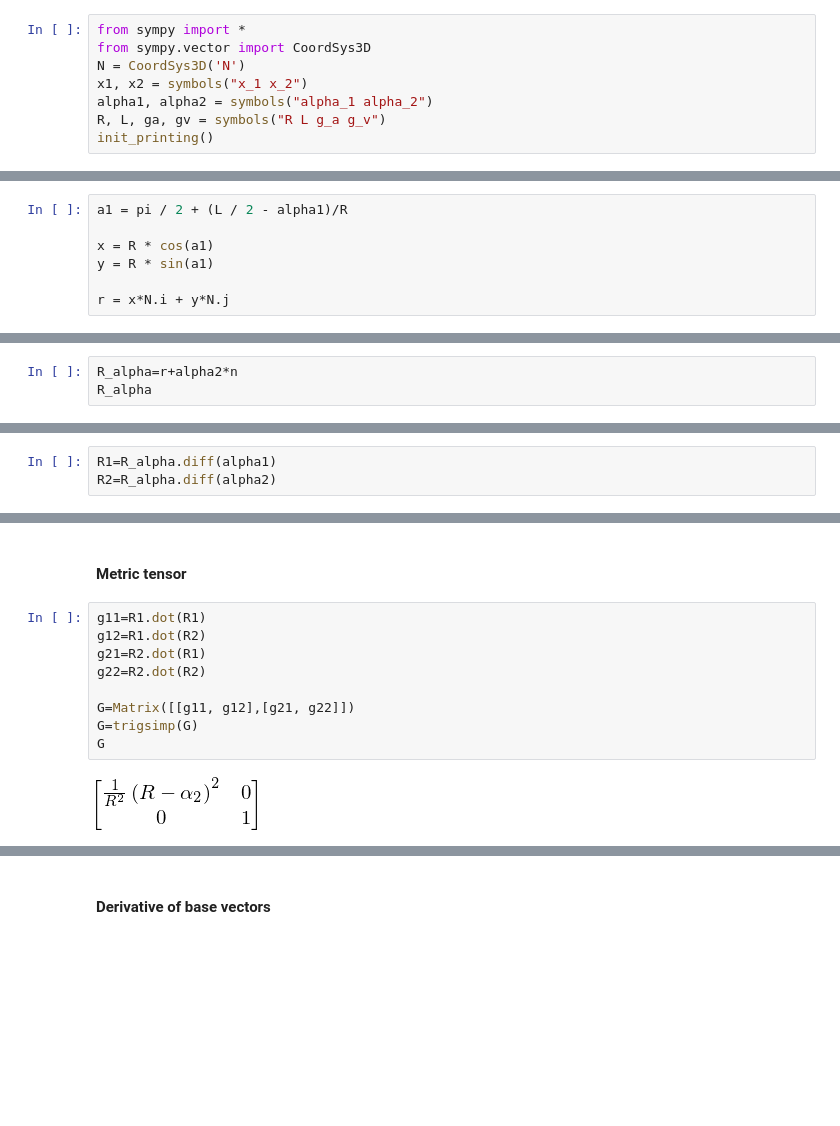
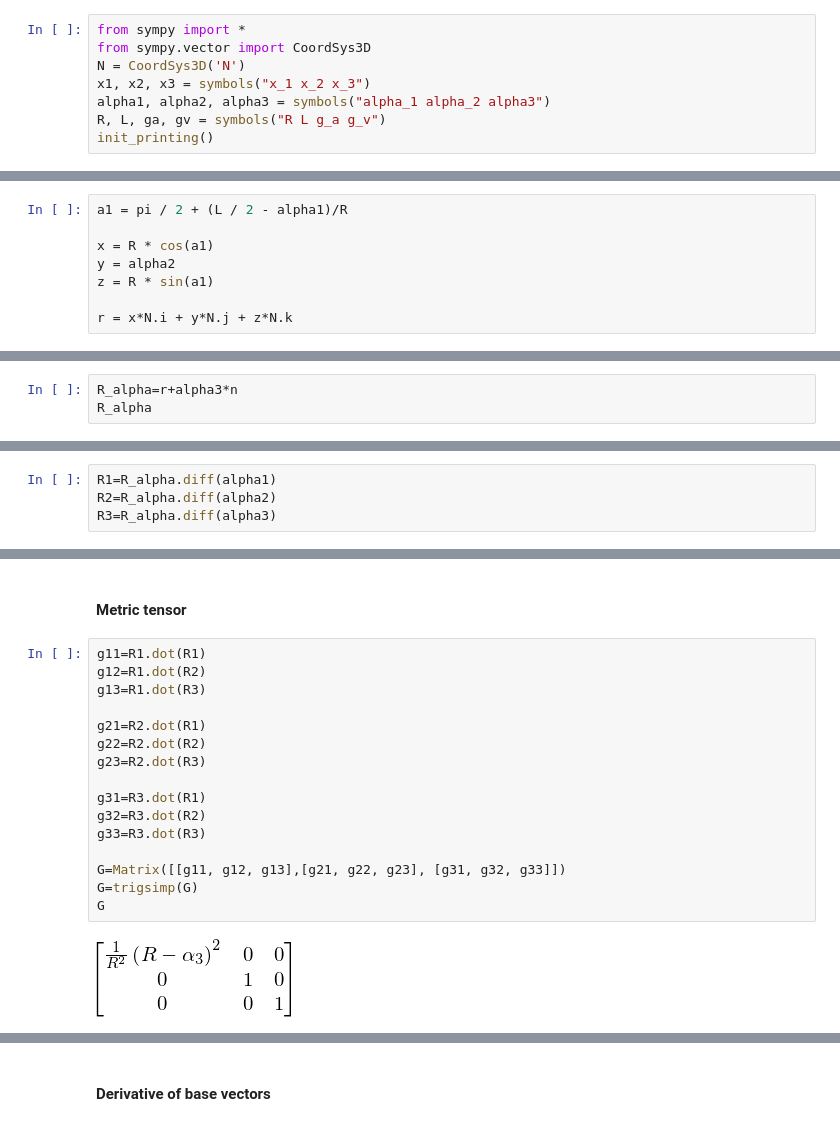
Before and after one commit to tarashor/vibrations, a Jupyter notebook: py2/All geometries.ipynb, the cells around one changed output, grey strips where cells are left out. Cells and saved outputs as stored; diff of their text form; blank space fills up the shorter version.

```diff
--- a/py2/All geometries.ipynb
+++ b/py2/All geometries.ipynb
@@ -6,8 +6,8 @@
 from sympy import *
 from sympy.vector import CoordSys3D
 N = CoordSys3D('N')
-x1, x2 = symbols("x_1 x_2")
-alpha1, alpha2 = symbols("alpha_1 alpha_2")
+x1, x2, x3 = symbols("x_1 x_2 x_3")
+alpha1, alpha2, alpha3 = symbols("alpha_1 alpha_2 alpha3")
 R, L, ga, gv = symbols("R L g_a g_v")
 init_printing()
 # %% [markdown]
@@ -16,7 +16,8 @@ init_printing()
 a1 = pi / 2 + (L / 2 - alpha1)/R
 
 x = R * cos(a1)
-y = R * sin(a1)
+y = alpha2
+z = R * sin(a1)
 
-r = x*N.i + y*N.j
+r = x*N.i + y*N.j + z*N.k
 # %% [markdown]
@@ -101,4 +102,4 @@ $ \frac { d\vec{u} } { d\alpha_2} = \frac { d(u_n\vec{n}) } { d\alpha_2} + \frac
 # %%
-R_alpha=r+alpha2*n
+R_alpha=r+alpha3*n
 R_alpha
 # %% [output]
@@ -106,6 +107,7 @@ R_alpha
 # %%
 R1=R_alpha.diff(alpha1)
 R2=R_alpha.diff(alpha2)
+R3=R_alpha.diff(alpha3)
 # %%
 trigsimp(R1)
 # %% [output]
@@ -175,11 +209,18 @@ trigsimp(A.det())
 # %%
 g11=R1.dot(R1)
 g12=R1.dot(R2)
+g13=R1.dot(R3)
+
 g21=R2.dot(R1)
 g22=R2.dot(R2)
+g23=R2.dot(R3)
 
-G=Matrix([[g11, g12],[g21, g22]])
+g31=R3.dot(R1)
+g32=R3.dot(R2)
+g33=R3.dot(R3)
+
+G=Matrix([[g11, g12, g13],[g21, g22, g23], [g31, g32, g33]])
 G=trigsimp(G)
 G
 # %% [output]
-[figure, old version]
+[figure, new version]
```
Also changed, not shown: parts of 36 cells of this notebook.
